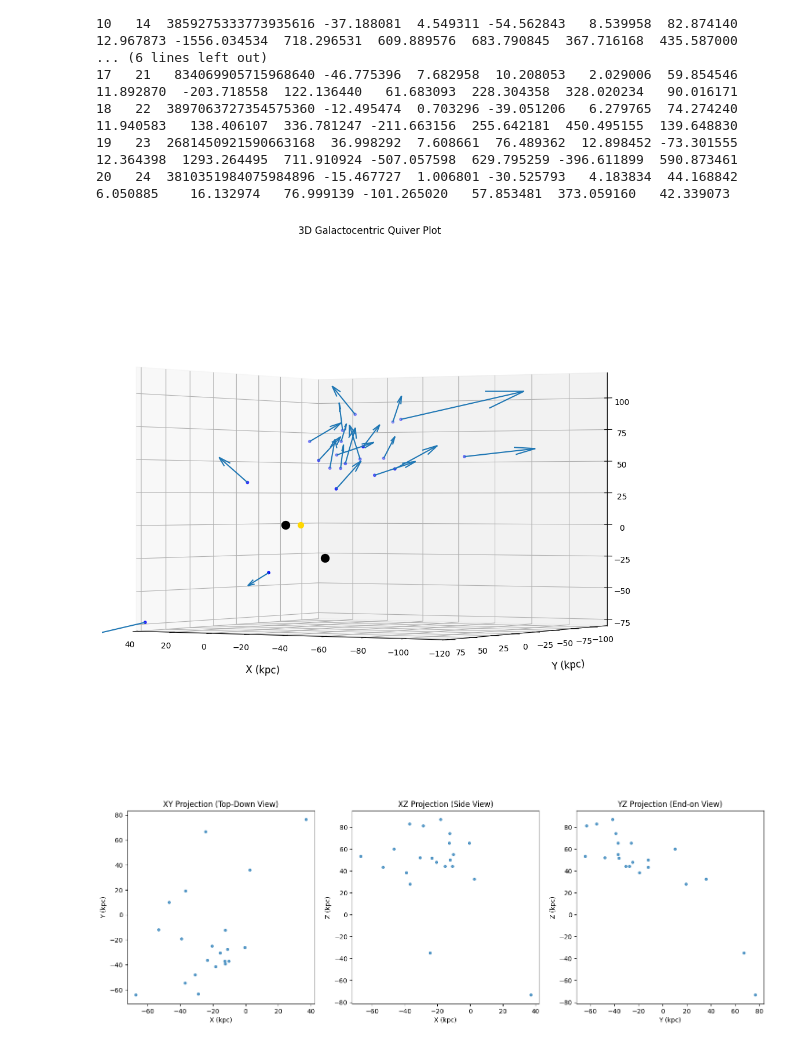
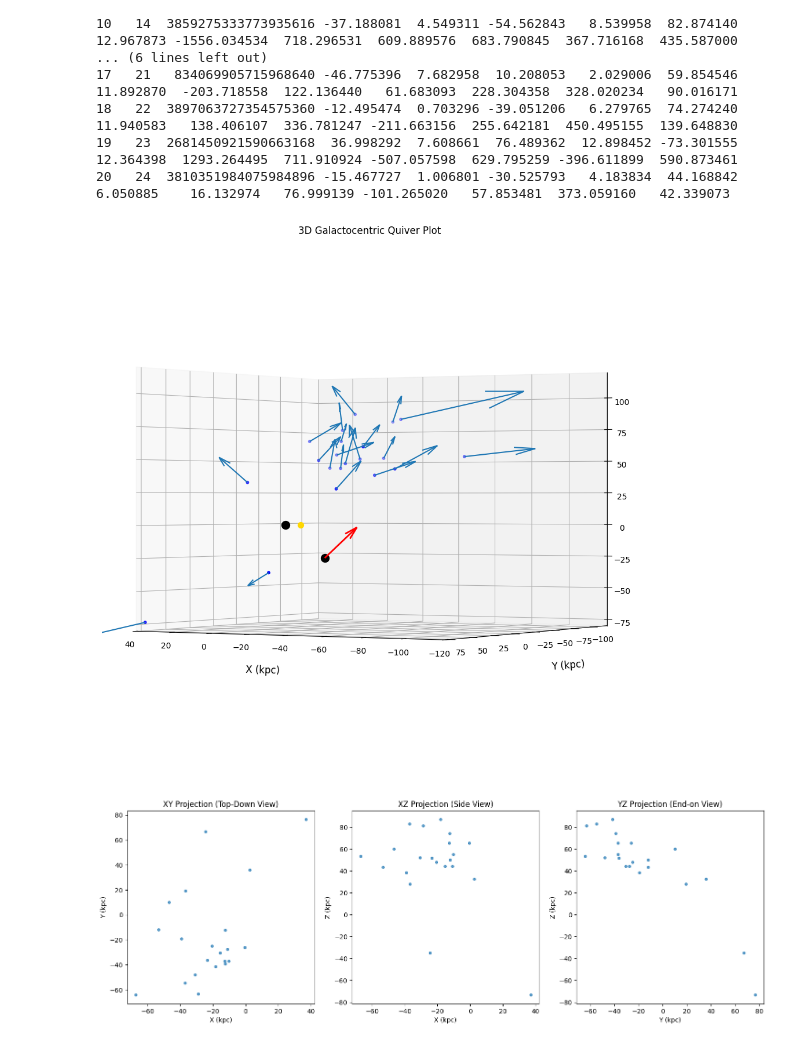
Before and after one commit to andrewqin29/hvs-integrator, a Jupyter notebook: datavis.ipynb, the cells around one changed output. Saved outputs shown, nothing was run; the diff lists cells and outputs as text; code cells hidden in the pictures.

```diff
--- a/datavis.ipynb
+++ b/datavis.ipynb
@@ -36,35 +36,47 @@ print(df)
 # %%
 # 3d galactocentric quiver plot
 fig = plt.figure(figsize=(14,12))
 ax = fig.add_subplot(111, projection='3d')
 
 quiver = ax.quiver(
     df['x'], df['y'], df['z'],
     df['u'], df['v'], df['w'],
     length = 0.05,
     label="HVS and Velocity Vectors"
 )
 # HVS positions
 ax.scatter(df['x'], df['y'], df['z'], color='blue', s=10, label='HVS Positions')
 # Galactic Center
 ax.scatter(0,0,0, color='black', s=100, label='Saggitarius A*')
 # Sun
 ax.scatter(-8.2, 0, 0.02, color='gold', s=50, label='Sun')
 # LMC*
-ax.scatter(-1.5, -41.4, -26.7, color='black', s=100, label='LMC*')
+lmc_pos = [-1.5, -41.4, -26.7]
+ax.scatter(lmc_pos[0], lmc_pos[1], lmc_pos[2], color='black', s=100, label='LMC*')
+lmc_vel = [-57, -226, 221] # U, V, W in km/s
+ax.quiver(
+    lmc_pos[0], lmc_pos[1], lmc_pos[2], # Start the arrow at the LMC's position
+    lmc_vel[0], lmc_vel[1], lmc_vel[2], # Vector components
+    length=35.0, # Make the vector long enough to be easily visible
+    normalize=True,
+    color='red',
+    linewidth=2,
+    arrow_length_ratio=0.3,
+    label='LMC Velocity Vector'
+)
 
 ax.set_xlabel('X (kpc)', fontsize=12, labelpad=20)
 ax.set_ylabel('Y (kpc)', fontsize=12, labelpad=20)
 ax.set_zlabel('Z (kpc)', fontsize=12, labelpad=20)
 ax.set_xlim([-120, 40])
 ax.set_ylim([-120, 80])
 ax.set_zlim([-80, 120])
 
 ax.set_title('3D Galactocentric Quiver Plot')
 ax.view_init(elev=0., azim=120)
 plt.show()
 # %% [output]
-[figure, old version]
+[figure, new version]
 # %%
 # xz, yz, xy plots of HVS in galactocentric frame
 x = df['x']
```
Also changed, not shown: parts of 4 cells of this notebook, 1 other file.
